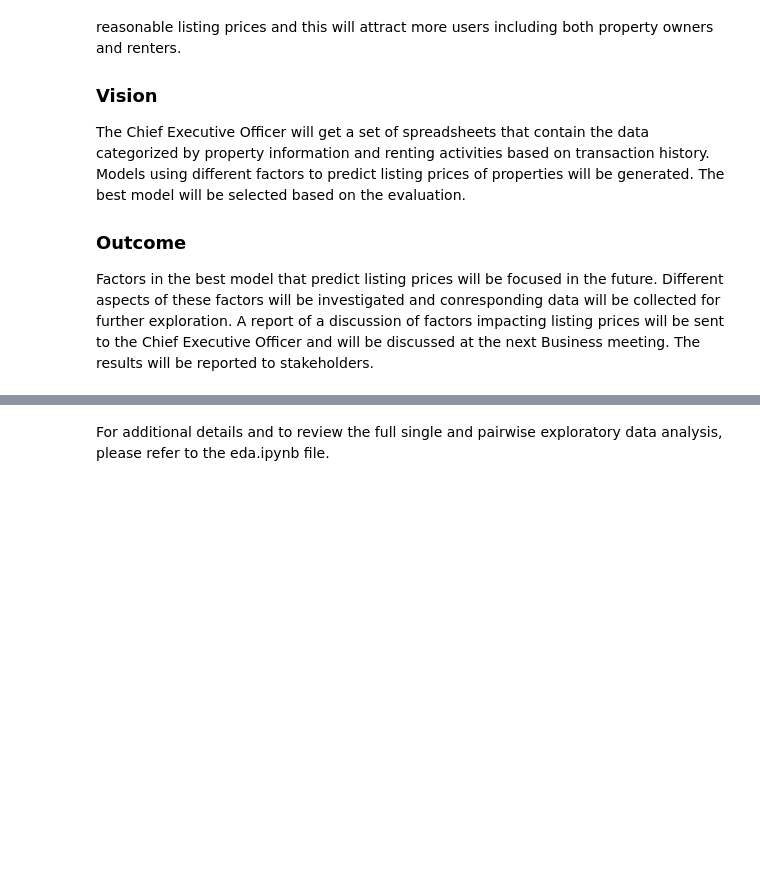
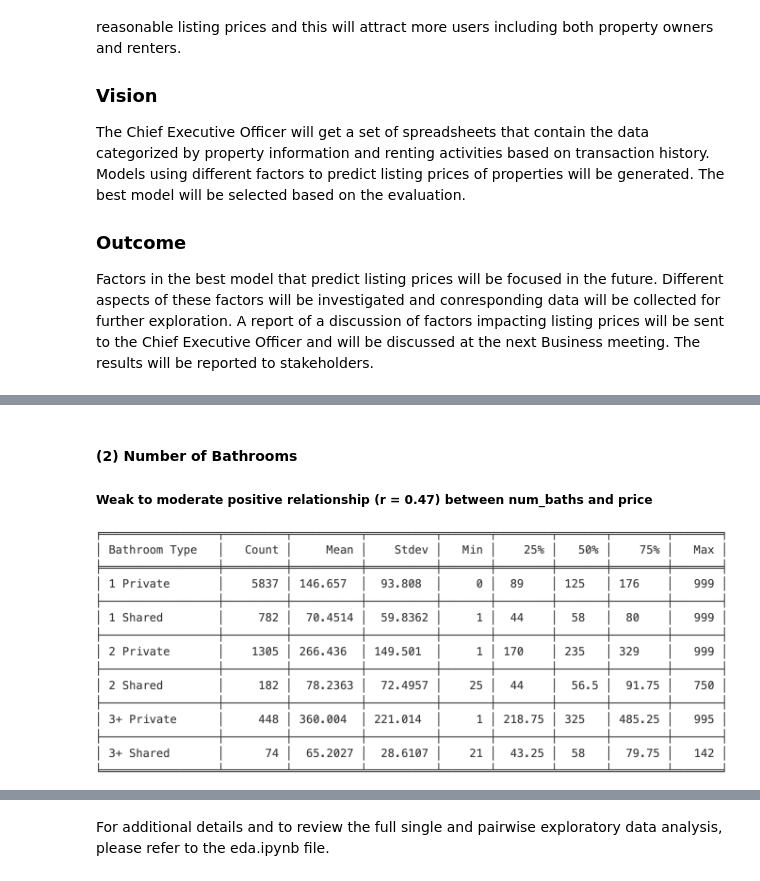
Before and after one commit to carleen/group4_ds_project, a Jupyter notebook: report.ipynb, the cells around one changed output, grey strips where cells are left out. Drawn from its saved outputs; the diff is of its cells as text; code cells hidden in the pictures; blank space fills up the shorter version.

```diff
--- a/report.ipynb
+++ b/report.ipynb
@@ -148,0 +135,7 @@ For listings with private bathrooms, the prices tend to increase with more bathr
+# %% [markdown]
+#### (2) **Number of Bathrooms**
+##### Weak to moderate positive relationship (r = 0.47) between num_baths and price
+# %%
+Image('./images/bath_table.png', width=700)
+# %% [output]
+[figure, added]
```
Also changed, not shown: parts of 9 cells of this notebook, 1 other file.
